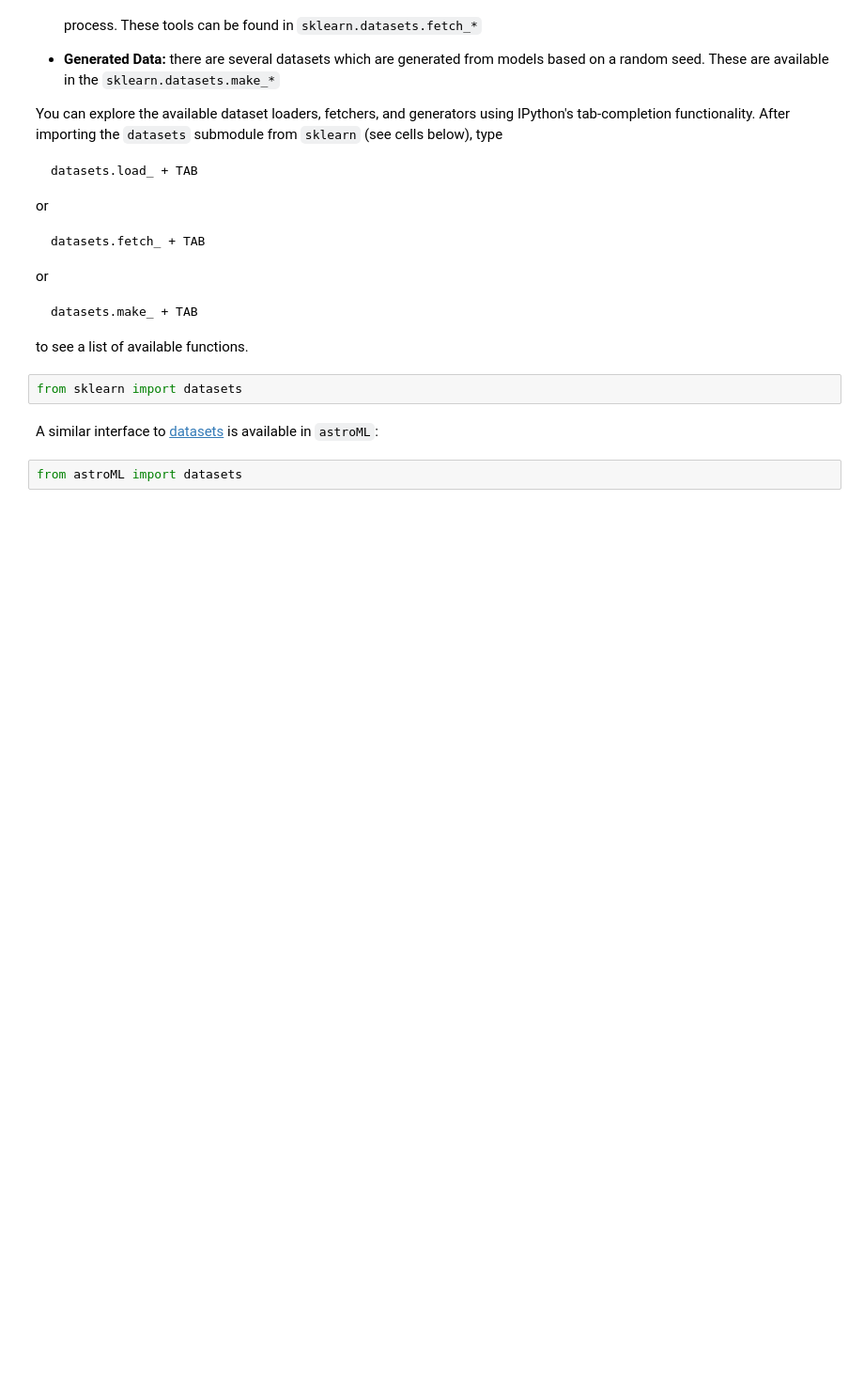
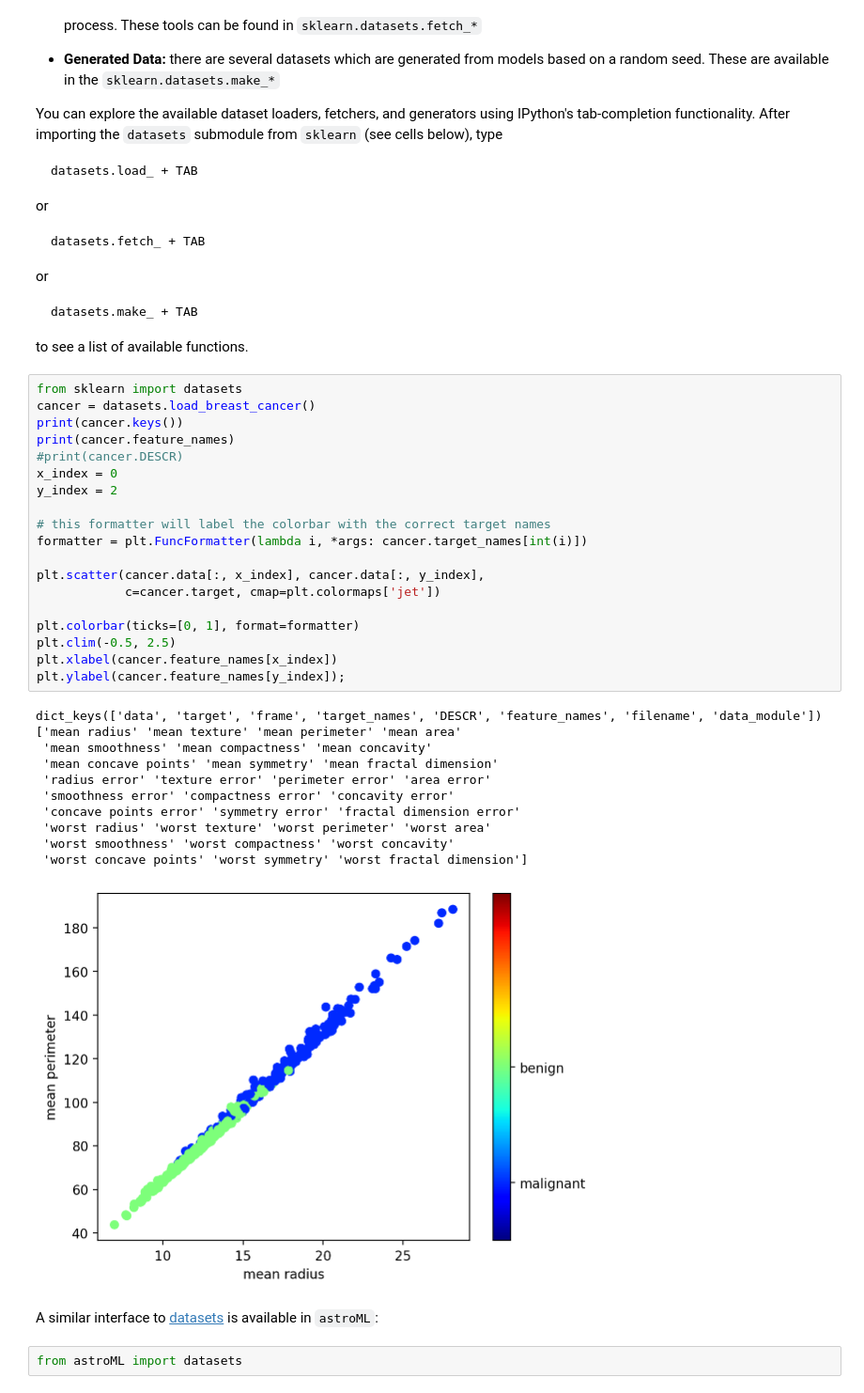
Before and after one commit to loredp02/astrostatistics_bicocca_2026, a Jupyter notebook: lectures/L13_introduction.ipynb, the cells around one changed output. Shown at 94% size. Saved outputs shown, nothing was run; the diff lists cells and outputs as text; blank space fills up the shorter version.

```diff
--- a/lectures/L13_introduction.ipynb
+++ b/lectures/L13_introduction.ipynb
@@ -345,8 +345,37 @@ or
     datasets.make_ + TAB
 
 to see a list of available functions.
-# %%
-from sklearn import datasets
+# %%
+from sklearn import datasets
+cancer = datasets.load_breast_cancer()
+print(cancer.keys())
+print(cancer.feature_names)
+#print(cancer.DESCR)
+x_index = 0
+y_index = 2
+
+# this formatter will label the colorbar with the correct target names
+formatter = plt.FuncFormatter(lambda i, *args: cancer.target_names[int(i)])
+
+plt.scatter(cancer.data[:, x_index], cancer.data[:, y_index],
+            c=cancer.target, cmap=plt.colormaps['jet'])
+
+plt.colorbar(ticks=[0, 1], format=formatter)
+plt.clim(-0.5, 2.5)
+plt.xlabel(cancer.feature_names[x_index])
+plt.ylabel(cancer.feature_names[y_index]);
+# %% [output]
+dict_keys(['data', 'target', 'frame', 'target_names', 'DESCR', 'feature_names', 'filename', 'data_module'])
+['mean radius' 'mean texture' 'mean perimeter' 'mean area'
+ 'mean smoothness' 'mean compactness' 'mean concavity'
+ 'mean concave points' 'mean symmetry' 'mean fractal dimension'
+ 'radius error' 'texture error' 'perimeter error' 'area error'
+ 'smoothness error' 'compactness error' 'concavity error'
+ 'concave points error' 'symmetry error' 'fractal dimension error'
+ 'worst radius' 'worst texture' 'worst perimeter' 'worst area'
+ 'worst smoothness' 'worst compactness' 'worst concavity'
+ 'worst concave points' 'worst symmetry' 'worst fractal dimension']
+[figure, added]
 # %% [markdown]
 A similar interface to [datasets](http://www.astroml.org/examples/datasets/#) is available in ``astroML``:
 # %%
```
Also changed, not shown: parts of 8 cells of this notebook, 1 other file.
